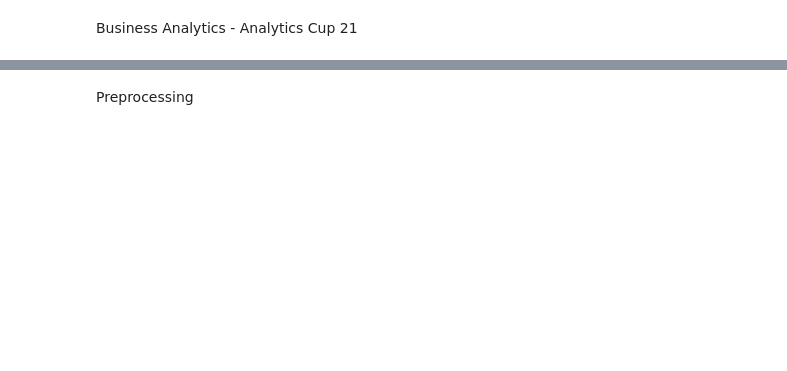
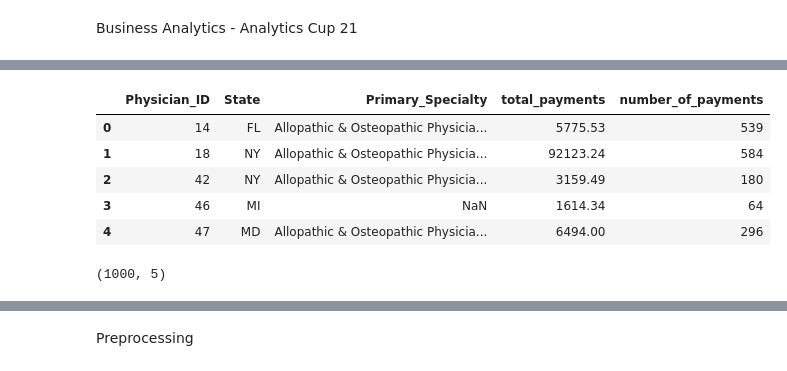
Before and after one commit to manu675/TUM_Analytics_Cup_2020, a Jupyter notebook: AC_python_classifiers.ipynb, the cells around one changed output, grey strips where cells are left out. Saved outputs shown, nothing was run; the diff lists cells and outputs as text; code cells hidden in the pictures; blank space fills up the shorter version.

```diff
--- a/AC_python_classifiers.ipynb
+++ b/AC_python_classifiers.ipynb
@@ -27,0 +49,13 @@ Saving df.csv to df.csv
+# %%
+test.head()
+# %% [output]
+|  | Physician_ID | State | Primary_Specialty | total_payments | number_of_payments |
+| 0 | 14 | FL | Allopathic & Osteopathic Physicia... | 5775.53 | 539 |
+| 1 | 18 | NY | Allopathic & Osteopathic Physicia... | 92123.24 | 584 |
+| 2 | 42 | NY | Allopathic & Osteopathic Physicia... | 3159.49 | 180 |
+| 3 | 46 | MI | NaN | 1614.34 | 64 |
+| 4 | 47 | MD | Allopathic & Osteopathic Physicia... | 6494.00 | 296 |
+# %%
+test.shape
+# %% [output]
+(1000, 5)
```
Also changed, not shown: parts of 43 cells of this notebook.
